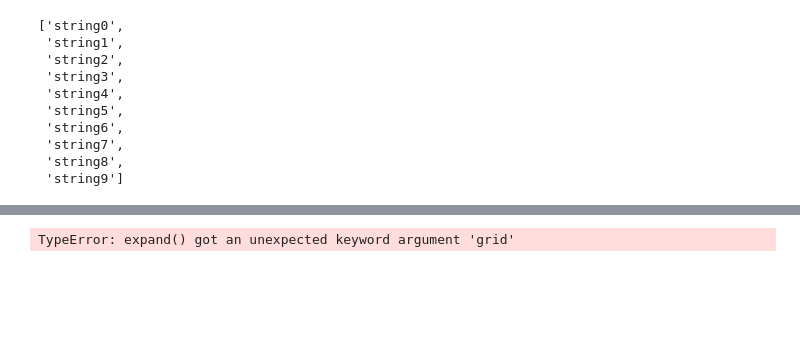
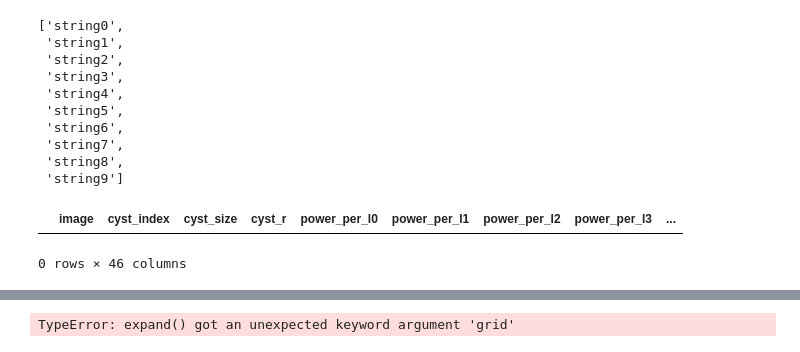
Before and after one commit to lengfei5/sphericalHarmonics_decomposition, a Jupyter notebook: test_SH_organoid.ipynb, the cells around one changed output, grey strips where cells are left out. Drawn from its saved outputs; the diff is of its cells as text; code cells hidden in the pictures; blank space fills up the shorter version.

```diff
--- a/test_SH_organoid.ipynb
+++ b/test_SH_organoid.ipynb
@@ -693,3 +890,8 @@ WARNING: QWidget::render: Cannot render with an inactive painter
  'string7',
  'string8',
  'string9']
+# %%
+df
+# %% [output]
+|  | image | cyst_index | cyst_size | cyst_r | power_per_l0 | power_per_l1 | power_per_l2 | power_per_l3 | ... |
+0 rows × 46 columns
```
Also changed, not shown: parts of 31 cells of this notebook, 1 other file.
